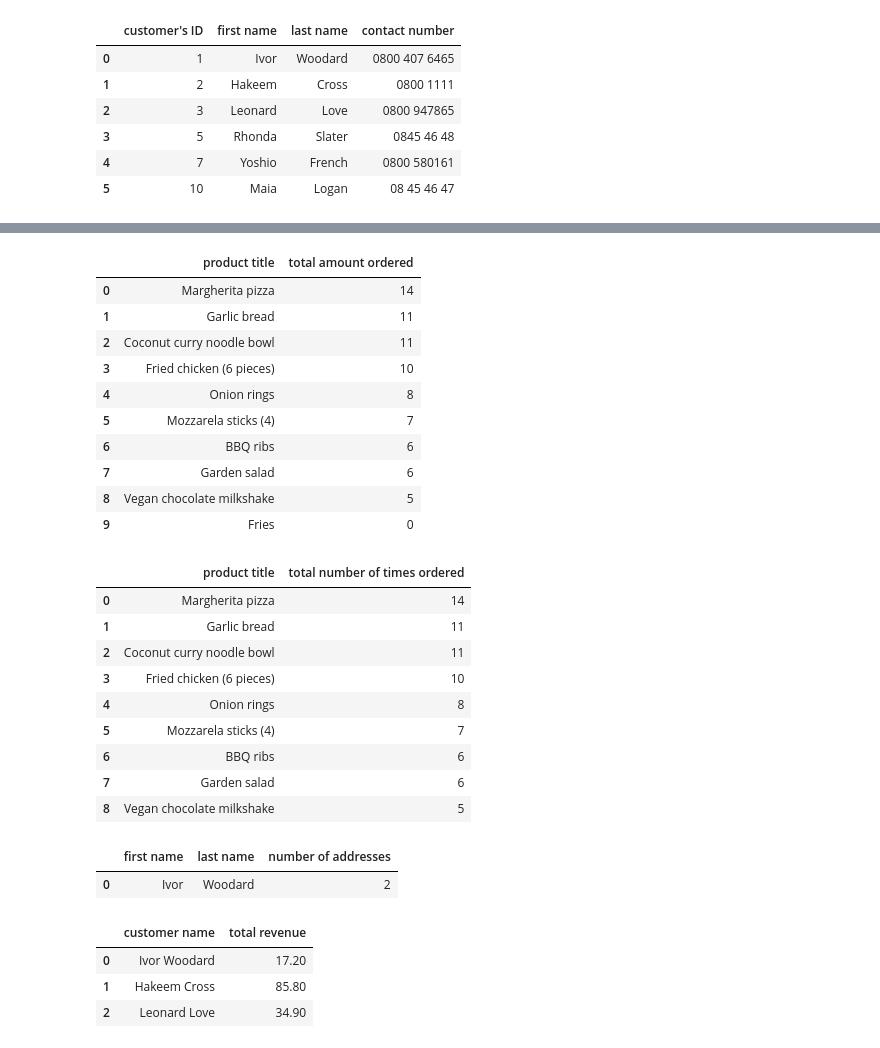
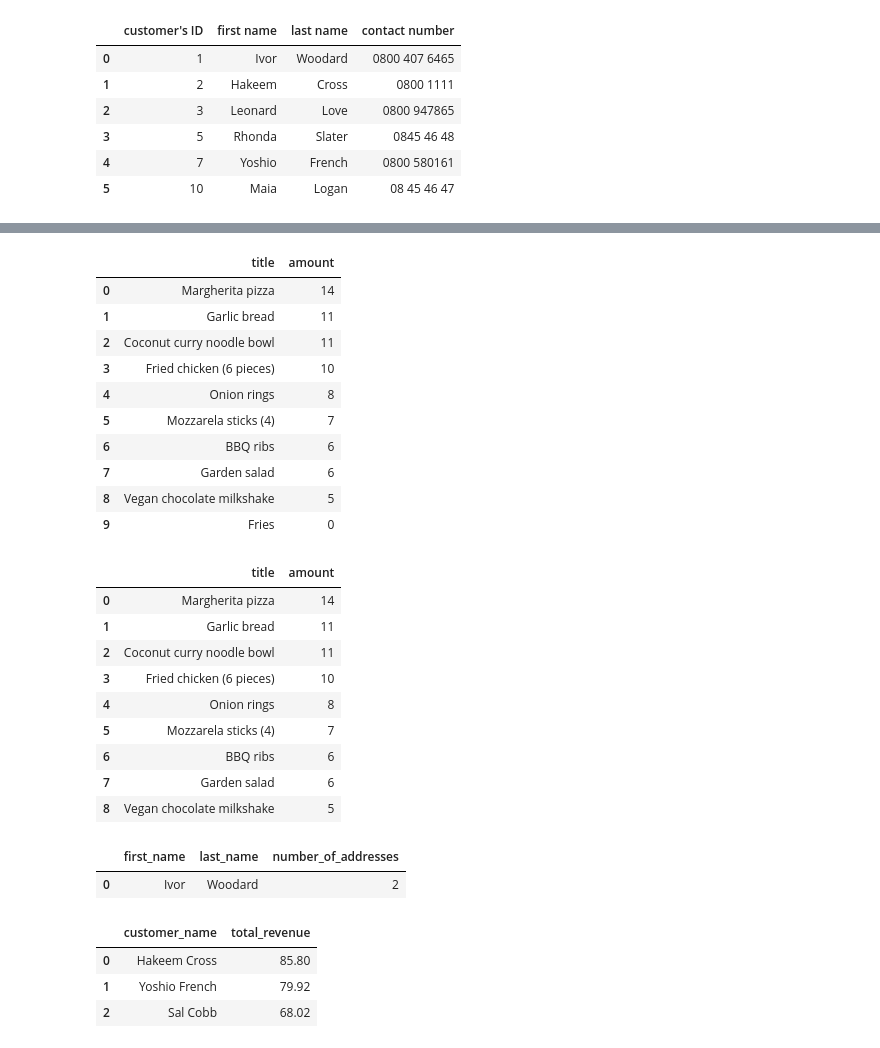
Before and after one commit to pablisch/data-analytics-fundamentals, a Jupyter notebook: data_assessment_4.ipynb, the cells around one changed output, grey strips where cells are left out. Saved outputs shown, nothing was run; the diff lists cells and outputs as text; code cells hidden in the pictures.

```diff
--- a/data_assessment_4.ipynb
+++ b/data_assessment_4.ipynb
@@ -127,9 +127,9 @@ run_sql_query(query, cursor)
 # Task - Write a query to display the order date, customer name (first and last name combined as customer_name), and the house name/number and postcode of the delivery address for each order. Sort the results by order date in ascending order.
 query = """
         SELECT
-            o.order_date AS "order date",
-            CONCAT(c.first_name, ' ', c.last_name) AS 'customer name',
-            a.house_name_number AS 'house name/number',
+            o.order_date,
+            CONCAT(c.first_name, ' ', c.last_name) AS customer_name,
+            a.house_name_number,
             a.postcode
         FROM OnlineOrder o
         JOIN Customer c
@@ -163,8 +163,8 @@ run_sql_query(query, cursor)
 # Task - Write a query to display the product title and the total number of times it was ordered. Sort the results by the total number of times each product was ordered in descending order.
 query = """
         SELECT
-            p.title AS 'product title',
-            COALESCE(SUM(oc.amount), 0) AS "total amount ordered"
+            p.title,
+            COALESCE(SUM(oc.amount), 0) as amount
         FROM Product p
         LEFT JOIN OrderContent oc
             ON oc.product_id = p.id
@@ -173,7 +173,7 @@ query = """
         """
 run_sql_query(query, cursor)
 # %% [output]
-|  | product title | total amount ordered |
+|  | title | amount |
 | 0 | Margherita pizza | 14 |
 | 1 | Garlic bread | 11 |
 | 2 | Coconut curry noodle bowl | 11 |
@@ -190,8 +190,8 @@ run_sql_query(query, cursor)
 # Task - Write a query to display the product title and the total number of times it was ordered. Sort the results by the total number of times each product was ordered in descending order.
 query = """
         SELECT
-            p.title AS "product title",
-            SUM(oc.amount) AS "total number of times ordered"
+            p.title,
+            SUM(oc.amount) AS amount
         FROM Product p
         JOIN OrderContent oc
             ON p.id = oc.product_id
@@ -202,7 +202,7 @@ query = """
         """
 run_sql_query(query, cursor)
 # %% [output]
-|  | product title | total number of times ordered |
+|  | title | amount |
 | 0 | Margherita pizza | 14 |
 | 1 | Garlic bread | 11 |
 | 2 | Coconut curry noodle bowl | 11 |
@@ -218,9 +218,9 @@ run_sql_query(query, cursor)
 # Task - Write a query to find all customers who have more than 1 registered address. Display the first name, last name, and number of addresses they have registered. Only list customers with more than one address.
 query = """
         SELECT
-            c.first_name AS 'first name',
-            c.last_name AS 'last name',
-            COUNT(a.id) AS 'number of addresses'
+            c.first_name,
+            c.last_name,
+            COUNT(a.id) AS number_of_addresses
         FROM Customer c
         JOIN Address a
             ON a.customer_id = c.id
@@ -232,29 +232,29 @@ query = """
         """
 run_sql_query(query, cursor)
 # %% [output]
-|  | first name | last name | number of addresses |
+|  | first_name | last_name | number_of_addresses |
 | 0 | Ivor | Woodard | 2 |
 # %%
 # TASK 5
 # Context - The finance team is preparing a customer sales report to identify high-value customers for a loyalty program. You have been asked to provide the total revenue generated by each customer from all of their orders.
 # Task - Write a query to calculate the total revenue for each customer and display the top 3. Display the customer’s full name (as customer_name) and their total revenue from all orders. The results should be sorted by total revenue in descending order, showing the most valuable customers first.
 query = """
         SELECT
-            CONCAT(c.first_name, ' ', c.last_name) AS 'customer name',
-            SUM(oc.amount * p.price) AS 'total revenue'
+            CONCAT(c.first_name, ' ', c.last_name) AS customer_name,
+            SUM(oc.amount * p.price) AS total_revenue
         FROM Customer c
                  JOIN OnlineOrder o
                       ON c.id = o.customer_id
                  JOIN OrderContent oc
                       ON o.id = oc.order_id
                  JOIN Product p
                       ON oc.product_id = p.id
         GROUP BY c.id, c.first_name, c.last_name
-        ORDER BY 'total revenue' DESC
+        ORDER BY total_revenue DESC
             LIMIT 3;"""
 run_sql_query(query, cursor)
 # %% [output]
-|  | customer name | total revenue |
-| 0 | Ivor Woodard | 17.20 |
-| 1 | Hakeem Cross | 85.80 |
-| 2 | Leonard Love | 34.90 |
+|  | customer_name | total_revenue |
+| 0 | Hakeem Cross | 85.80 |
+| 1 | Yoshio French | 79.92 |
+| 2 | Sal Cobb | 68.02 |
```
Also changed, not shown: parts of 3 cells of this notebook.
